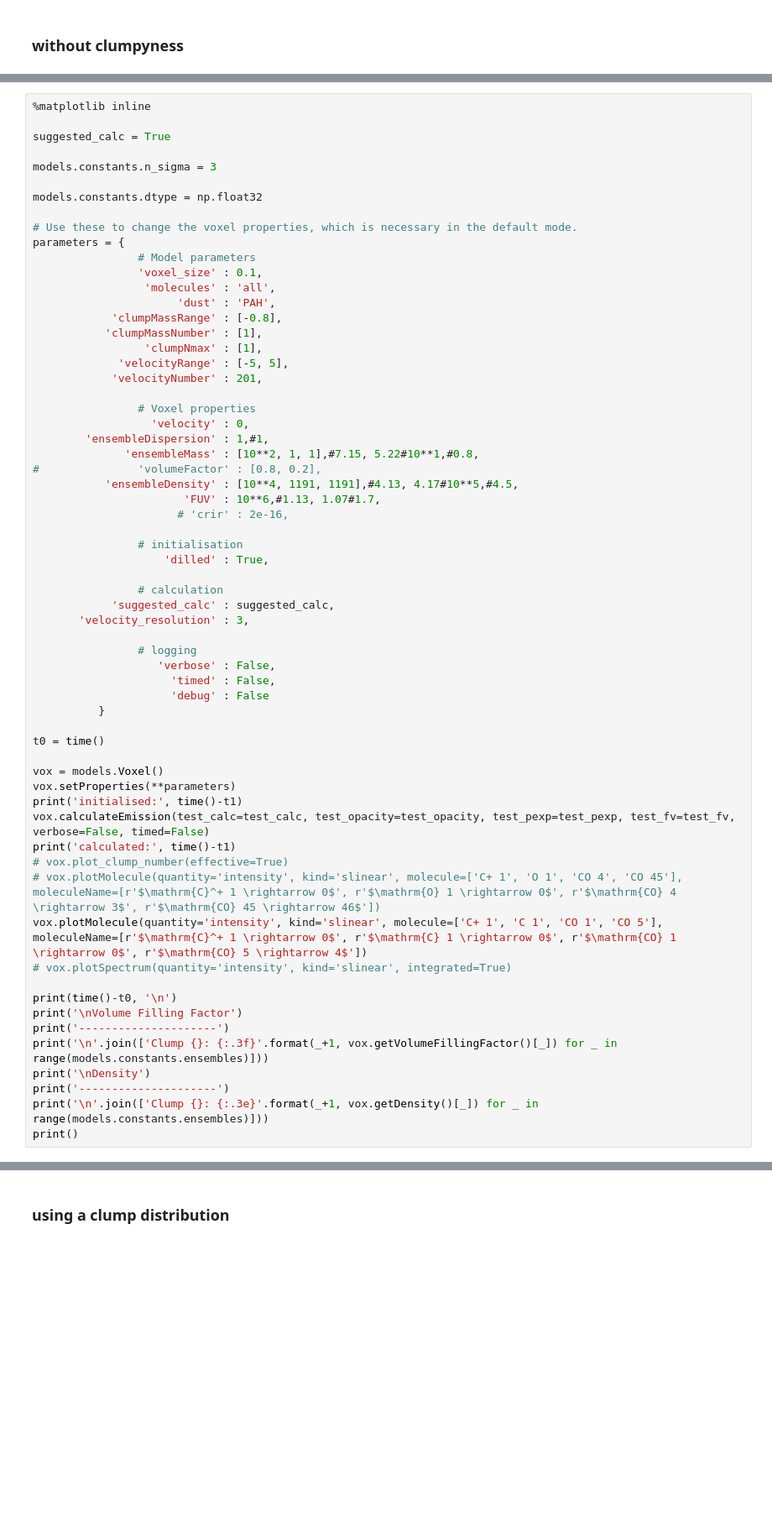
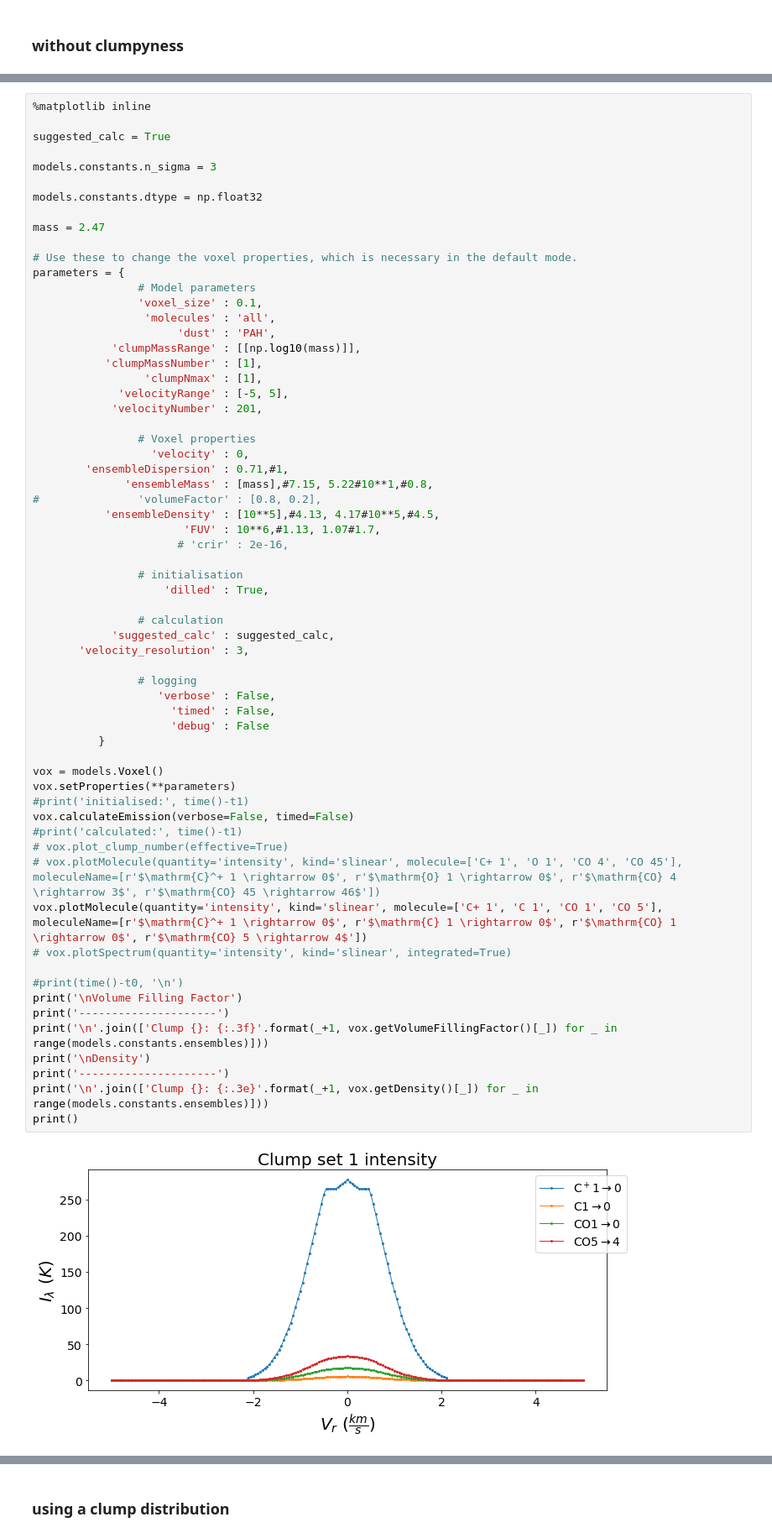
Before and after one commit to CraigYanitski/kosmatau3d, a Jupyter notebook: notebooks/full model/basic_model.ipynb, the cells around one changed output, grey strips where cells are left out. Shown at 84% size. Drawn from its saved outputs; the diff is of its cells as text; blank space fills up the shorter version.

```diff
--- a/notebooks/full model/basic_model.ipynb
+++ b/notebooks/full model/basic_model.ipynb
@@ -29,13 +28,15 @@ models.constants.n_sigma = 3
 
 models.constants.dtype = np.float32
 
+mass = 2.47
+
 # Use these to change the voxel properties, which is necessary in the default mode.
 parameters = {
                 # Model parameters
                 'voxel_size' : 0.1,
                  'molecules' : 'all',
                       'dust' : 'PAH',
-            'clumpMassRange' : [-0.8],
+            'clumpMassRange' : [[np.log10(mass)]],
            'clumpMassNumber' : [1],
                  'clumpNmax' : [1],
              'velocityRange' : [-5, 5],
@@ -43,44 +44,43 @@ parameters = {
 
                 # Voxel properties
                   'velocity' : 0,
-        'ensembleDispersion' : 1,#1,
-              'ensembleMass' : [10**2, 1, 1],#7.15, 5.22#10**1,#0.8,
+        'ensembleDispersion' : 0.71,#1,
+              'ensembleMass' : [mass],#7.15, 5.22#10**1,#0.8,
 #               'volumeFactor' : [0.8, 0.2],
-           'ensembleDensity' : [10**4, 1191, 1191],#4.13, 4.17#10**5,#4.5,
+           'ensembleDensity' : [10**5],#4.13, 4.17#10**5,#4.5,
                        'FUV' : 10**6,#1.13, 1.07#1.7,
                       # 'crir' : 2e-16,
 
                 # initialisation
                     'dilled' : True,
 
                 # calculation
             'suggested_calc' : suggested_calc,
        'velocity_resolution' : 3,
 
                 # logging
                    'verbose' : False,
                      'timed' : False,
                      'debug' : False
           }
 
-t0 = time()
-
 vox = models.Voxel()
 vox.setProperties(**parameters)
-print('initialised:', time()-t1)
-vox.calculateEmission(test_calc=test_calc, test_opacity=test_opacity, test_pexp=test_pexp, test_fv=test_fv, verbose=False, timed=False)
-print('calculated:', time()-t1)
+#print('initialised:', time()-t1)
+vox.calculateEmission(verbose=False, timed=False)
+#print('calculated:', time()-t1)
 # vox.plot_clump_number(effective=True)
 # vox.plotMolecule(quantity='intensity', kind='slinear', molecule=['C+ 1', 'O 1', 'CO 4', 'CO 45'], moleculeName=[r'$\mathrm{C}^+ 1 \rightarrow 0$', r'$\mathrm{O} 1 \rightarrow 0$', r'$\mathrm{CO} 4 \rightarrow 3$', r'$\mathrm{CO} 45 \rightarrow 46$'])
 vox.plotMolecule(quantity='intensity', kind='slinear', molecule=['C+ 1', 'C 1', 'CO 1', 'CO 5'], moleculeName=[r'$\mathrm{C}^+ 1 \rightarrow 0$', r'$\mathrm{C} 1 \rightarrow 0$', r'$\mathrm{CO} 1 \rightarrow 0$', r'$\mathrm{CO} 5 \rightarrow 4$'])
 # vox.plotSpectrum(quantity='intensity', kind='slinear', integrated=True)
 
-print(time()-t0, '\n')
+#print(time()-t0, '\n')
 print('\nVolume Filling Factor')
 print('---------------------')
 print('\n'.join(['Clump {}: {:.3f}'.format(_+1, vox.getVolumeFillingFactor()[_]) for _ in range(models.constants.ensembles)]))
 print('\nDensity')
 print('---------------------')
 print('\n'.join(['Clump {}: {:.3e}'.format(_+1, vox.getDensity()[_]) for _ in range(models.constants.ensembles)]))
 print()
 # %% [output]
+[figure, added]
```
Also changed, not shown: parts of 16 cells of this notebook.
